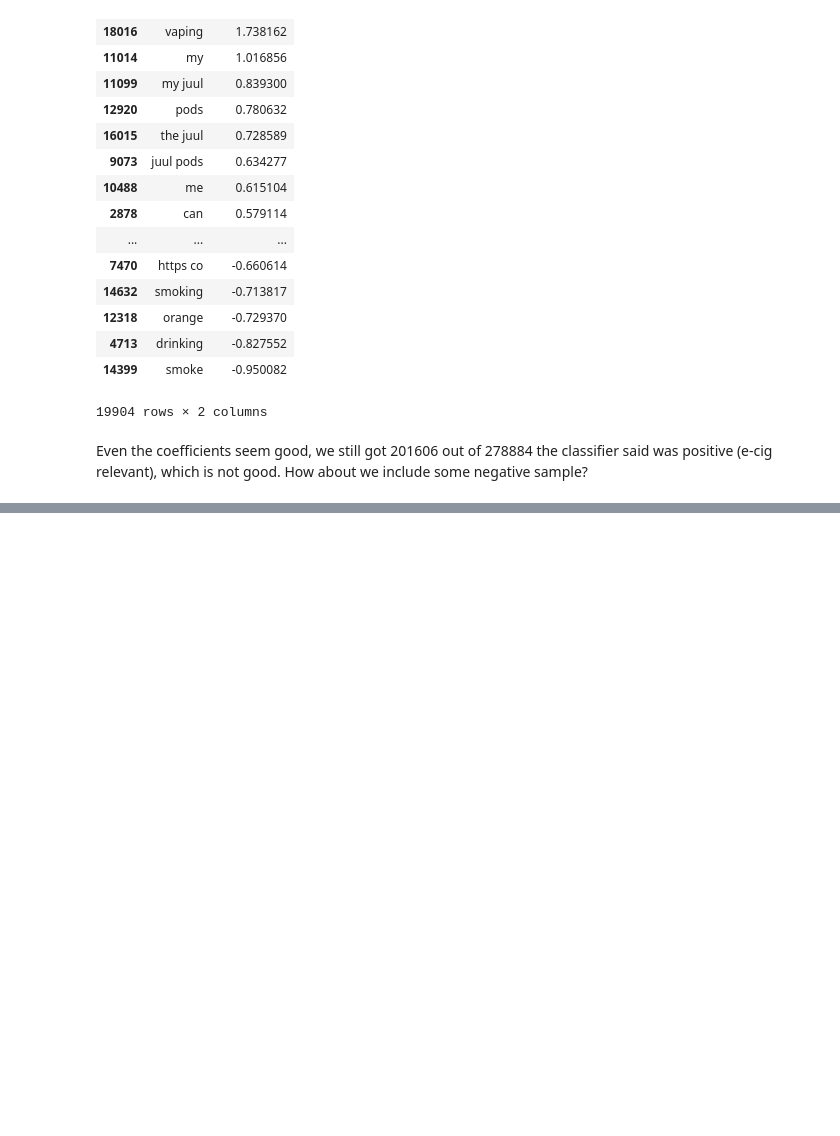
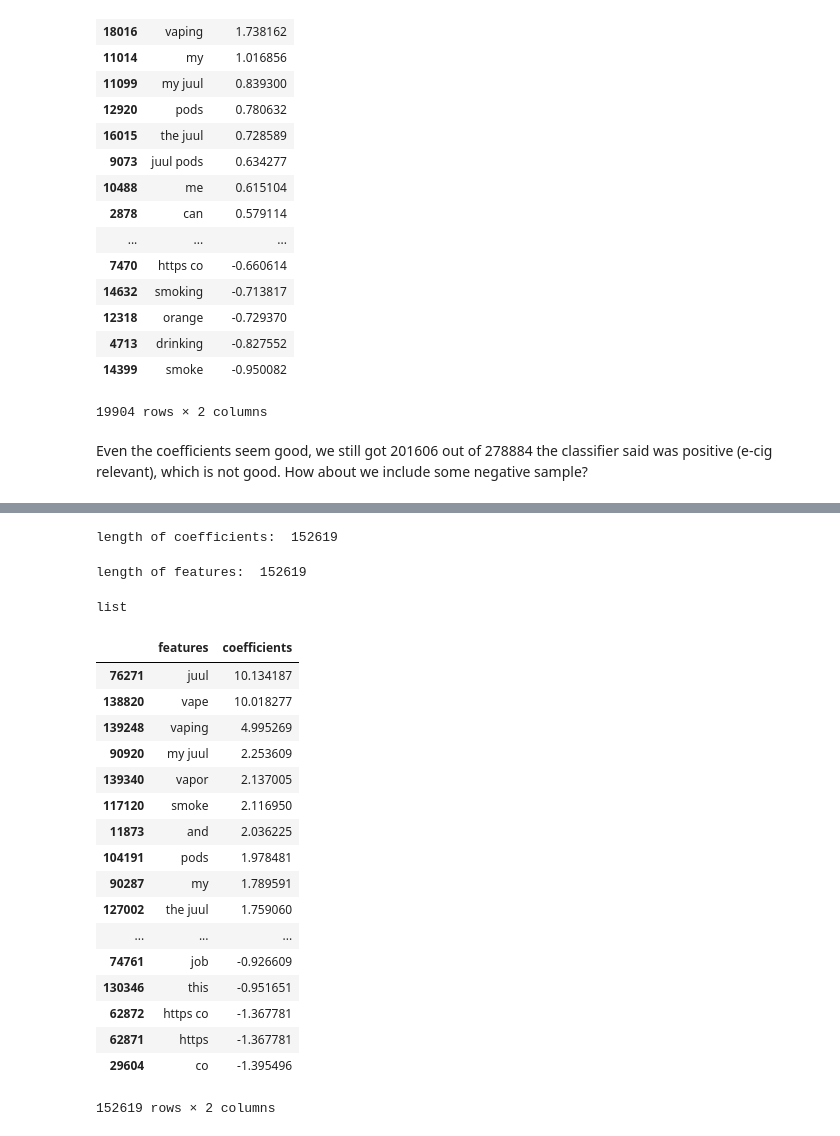
Before and after one commit to meettyj/Tobacco-on-Twitter, a Jupyter notebook: juliana/LR.ipynb, the cells around one changed output, grey strips where cells are left out. Drawn from its saved outputs; the diff is of its cells as text; code cells hidden in the pictures; blank space fills up the shorter version.

```diff
--- a/juliana/LR.ipynb
+++ b/juliana/LR.ipynb
@@ -255,0 +453,4 @@ Even the coefficients seem good, we still got 201606 out of 278884 the classifie
+# %%
+# LR
+clf_ecig_LR = ECigPipeline().pipeline(LogisticRegression())
+clf_ecig_LR.steps
@@ -255,0 +472,2 @@ Even the coefficients seem good, we still got 201606 out of 278884 the classifie
+# %%
+clf_ecig_LR.fit(X_train, y_train)
@@ -255,0 +541,38 @@ Even the coefficients seem good, we still got 201606 out of 278884 the classifie
+# %%
+clf_ecig_LR.steps
+LR_ecig = clf_ecig_LR.steps[1][1]
+coefficients = LR_ecig.coef_.tolist()[0]
+print('length of coefficients: ', len(coefficients))
+# %% [output]
+length of coefficients:  152619
+# %%
+tfidf_ecig = clf_ecig_LR.get_params()['tfidf']
+features = tfidf_ecig.get_feature_names()
+print('length of features: ', len(features))
+type(features)
+# %% [output]
+length of features:  152619
+list
+# %%
+featuresAndCoef = {'features':features,'coefficients':coefficients}
+df_featuresAndCoef = pd.DataFrame(featuresAndCoef)
+df_featuresAndCoef.sort_values(by=['coefficients'], ascending=False)
+# %% [output]
+|  | features | coefficients |
+| 76271 | juul | 10.134187 |
+| 138820 | vape | 10.018277 |
+| 139248 | vaping | 4.995269 |
+| 90920 | my juul | 2.253609 |
+| 139340 | vapor | 2.137005 |
+| 117120 | smoke | 2.116950 |
+| 11873 | and | 2.036225 |
+| 104191 | pods | 1.978481 |
+| 90287 | my | 1.789591 |
+| 127002 | the juul | 1.759060 |
+| ... | ... | ... |
+| 74761 | job | -0.926609 |
+| 130346 | this | -0.951651 |
+| 62872 | https co | -1.367781 |
+| 62871 | https | -1.367781 |
+| 29604 | co | -1.395496 |
+152619 rows × 2 columns
```
Also changed, not shown: parts of 30 cells of this notebook, 1 other file.
